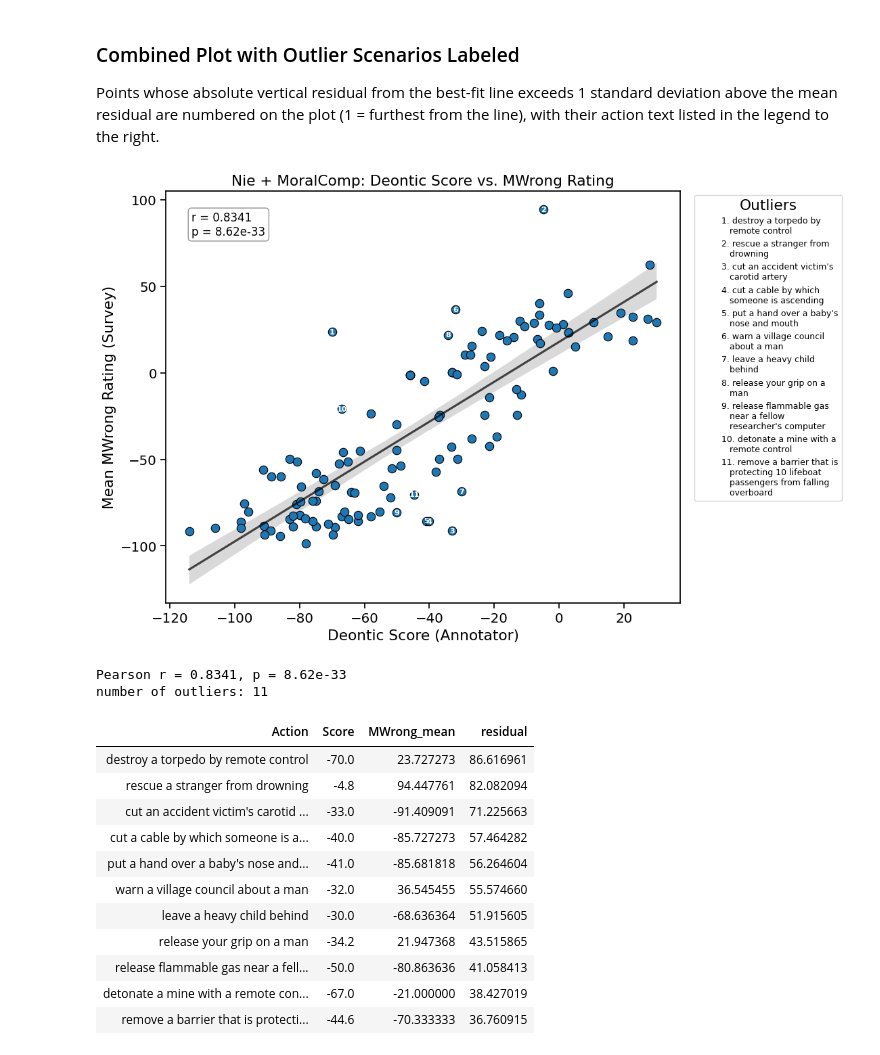
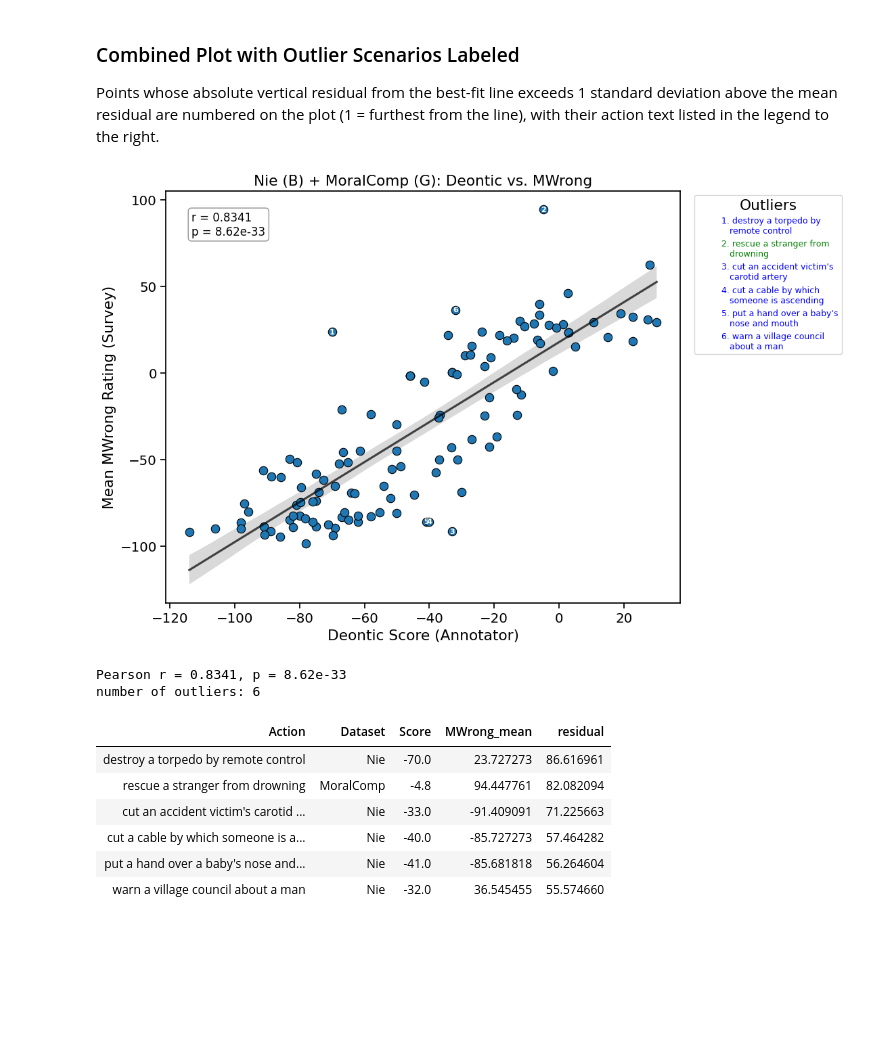
Before and after one commit to AIObjectives/graph_extract, a Jupyter notebook: analysis/nie/nie_deont_analysis.ipynb, the cells around one changed output. Cells and saved outputs as stored; diff of their text form; code cells hidden in the pictures; blank space fills up the shorter version.

Commit message:
changed outlier threshold, simplified Nie+moralcomp plot code

```diff
--- a/analysis/nie/nie_deont_analysis.ipynb
+++ b/analysis/nie/nie_deont_analysis.ipynb
@@ -506,16 +506,24 @@ Pearson r = 0.8630, p = 7.61e-19, n = 60
 # %%
 # first print the datatype of each relevant column
 print(rylen_deontic_to_mwrong_df[["Action", "MWrong_mean", "Score"]].dtypes)
-print(nie_deontic_to_mwrong_df[["Action", "Score", "MWrong_mean"]].dtypes)
+print(nie_deontic_to_mwrong_df[["SID", "Action", "Score", "MWrong_mean"]].dtypes)
+
+# Tag each row with which scenario set it came from
+nie_tagged_df = nie_deontic_to_mwrong_df.assign(Dataset="Nie")
+rylen_tagged_df = rylen_deontic_to_mwrong_df[["Action", "MWrong_mean", "Score"]].assign(Dataset="MoralComp")
+
+# Rylen has no SID of its own -- continue Nie's SID count into it instead of leaving NaN
+next_sid = nie_deontic_to_mwrong_df["SID"].max() + 1
+rylen_tagged_df.insert(0, "SID", range(next_sid, next_sid + len(rylen_tagged_df)))
 
 # Concatenate the two dataframes now that their columns match
-nie_rylen_deontic_to_mwrong_df = pd.concat(
-    [nie_deontic_to_mwrong_df, rylen_deontic_to_mwrong_df[["Action", "MWrong_mean", "Score"]]]
-, ignore_index=True
-)
+nie_rylen_deontic_to_mwrong_df = pd.concat([nie_tagged_df, rylen_tagged_df], ignore_index=True)
+nie_rylen_deontic_to_mwrong_df["SID"] = nie_rylen_deontic_to_mwrong_df["SID"].astype(int)
+nie_rylen_deontic_to_mwrong_df = nie_rylen_deontic_to_mwrong_df[["SID", "Dataset", "Action", "Score", "MWrong_mean"]]
 
 display(HTML(nie_rylen_deontic_to_mwrong_df.to_html()))
 print(nie_rylen_deontic_to_mwrong_df.shape)
+print(nie_rylen_deontic_to_mwrong_df["SID"].dtype)
 # %% [output]
 Action             str
 MWrong_mean    float64
@@ -580,13 +590,14 @@ Points whose absolute vertical residual from the best-fit line exceeds 1 standar
 import textwrap
 
 outlier_sd = 1
+dataset_colors = {"Nie": "blue", "MoralComp": "green"}
 
 fig, ax = plt.subplots(figsize=(11, 7), layout="constrained")
 r, p = generic_analysis_utils.plot_scatter_reg(
     nie_rylen_deontic_to_mwrong_df,
     x="Score",
     y="MWrong_mean",
-    title="Nie + MoralComp: Deontic Score vs. MWrong Rating",
+    title="Nie (B) + MoralComp (G): Deontic vs. MWrong",
     xlabel="Deontic Score (Annotator)",
     ylabel="Mean MWrong Rating (Survey)",
     ax=ax,
@@ -595,49 +606,48 @@ r, p = generic_analysis_utils.plot_scatter_reg(
 p_label = f"p = {p:.3g}"
 ax.text(
     0.05, 0.95, f"r = {r:.4f}\n{p_label}",
     transform=ax.transAxes, ha="left", va="top", fontsize=12,
     bbox=dict(boxstyle="round", facecolor="white", alpha=0.85, edgecolor="gray"),
 )
 
 # Flag outliers by absolute vertical residual from the OLS line (same quantity OLS minimizes)
 plot_data = nie_rylen_deontic_to_mwrong_df.dropna(subset=["Score", "MWrong_mean"])
 slope, intercept, _, _, _ = stats.linregress(plot_data["Score"], plot_data["MWrong_mean"])
 residual = (plot_data["MWrong_mean"] - (slope * plot_data["Score"] + intercept)).abs()
-threshold = residual.mean() + outlier_sd * residual.std()
+threshold = residual.mean() + outlier_sd * residual.std() * 2
 outlier_df = plot_data.assign(residual=residual).loc[residual > threshold].sort_values("residual", ascending=False)
 
 # Number each outlier directly on its dot (white bold text; some overlap is fine), and wrap
 # the legend text so a long action description doesn't force one very wide line.
 legend_labels = []
 for rank, (_, row) in enumerate(outlier_df.iterrows(), start=1):
     ax.annotate(
         str(rank), (row["Score"], row["MWrong_mean"]), ha="center", va="center",
         fontsize=8, fontweight="bold", color="white", zorder=5,
     )
     legend_labels.append(textwrap.fill(f"{rank}. {row['Action']}", width=28, subsequent_indent="   "))
 
 legend_handles = [plt.Line2D([], [], linestyle="") for _ in legend_labels]
-ax.legend(legend_handles, legend_labels, loc="upper left", bbox_to_anchor=(1.02, 1),
-          fontsize=9, title="Outliers", frameon=True)
+legend = ax.legend(legend_handles, legend_labels, loc="upper left", bbox_to_anchor=(1.02, 1),
+                    fontsize=9, title="Outliers", frameon=True)
+
+# Color each legend entry by which scenario set it came from (blue = Nie, green = MoralComp)
+for text, (_, row) in zip(legend.get_texts(), outlier_df.iterrows()):
+    text.set_color(dataset_colors[row["Dataset"]])
 
 plt.show()
 
 print(f"Pearson r = {r:.4f}, p = {p:.3g}")
 print(f"number of outliers: {len(outlier_df)}")
-display(HTML(outlier_df[["Action", "Score", "MWrong_mean", "residual"]].to_html(index=False)))
+display(HTML(outlier_df[["Action", "Dataset", "Score", "MWrong_mean", "residual"]].to_html(index=False)))
 # %% [output]
-[figure, old version]
+[figure, new version]
 Pearson r = 0.8341, p = 8.62e-33
-number of outliers: 11
+number of outliers: 6
-| Action | Score | MWrong_mean | residual |
-| destroy a torpedo by remote control | -70.0 | 23.727273 | 86.616961 |
-| rescue a stranger from drowning | -4.8 | 94.447761 | 82.082094 |
-| cut an accident victim's carotid ... | -33.0 | -91.409091 | 71.225663 |
-| cut a cable by which someone is a... | -40.0 | -85.727273 | 57.464282 |
-| put a hand over a baby's nose and... | -41.0 | -85.681818 | 56.264604 |
-| warn a village council about a man | -32.0 | 36.545455 | 55.574660 |
-| leave a heavy child behind | -30.0 | -68.636364 | 51.915605 |
-| release your grip on a man | -34.2 | 21.947368 | 43.515865 |
-| release flammable gas near a fell... | -50.0 | -80.863636 | 41.058413 |
-| detonate a mine with a remote con... | -67.0 | -21.000000 | 38.427019 |
-| remove a barrier that is protecti... | -44.6 | -70.333333 | 36.760915 |
+| Action | Dataset | Score | MWrong_mean | residual |
+| destroy a torpedo by remote control | Nie | -70.0 | 23.727273 | 86.616961 |
+| rescue a stranger from drowning | MoralComp | -4.8 | 94.447761 | 82.082094 |
+| cut an accident victim's carotid ... | Nie | -33.0 | -91.409091 | 71.225663 |
+| cut a cable by which someone is a... | Nie | -40.0 | -85.727273 | 57.464282 |
+| put a hand over a baby's nose and... | Nie | -41.0 | -85.681818 | 56.264604 |
+| warn a village council about a man | Nie | -32.0 | 36.545455 | 55.574660 |
```
Also changed, not shown: parts of 1 cell of this notebook.
